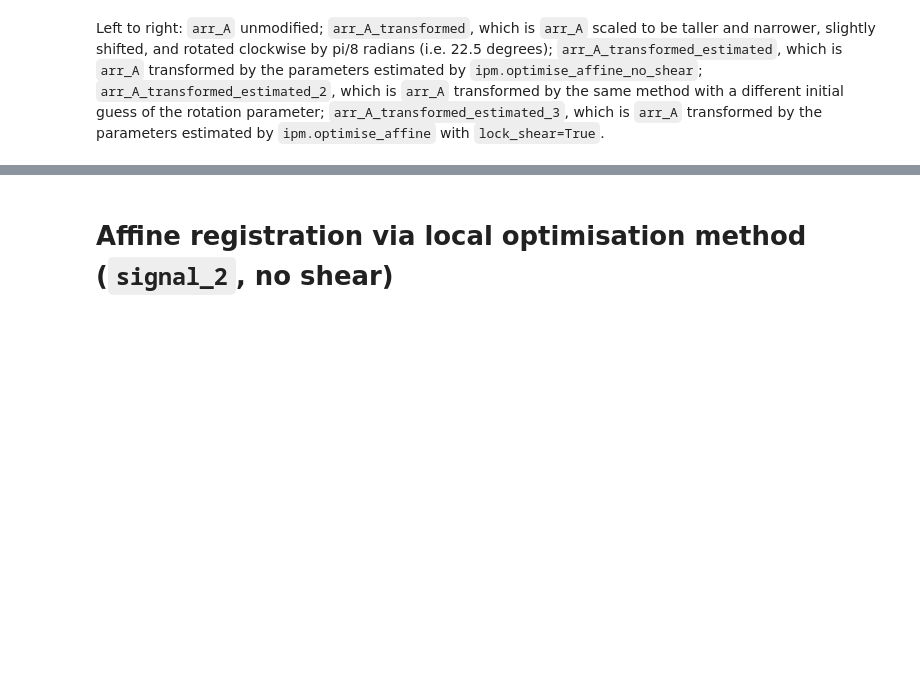
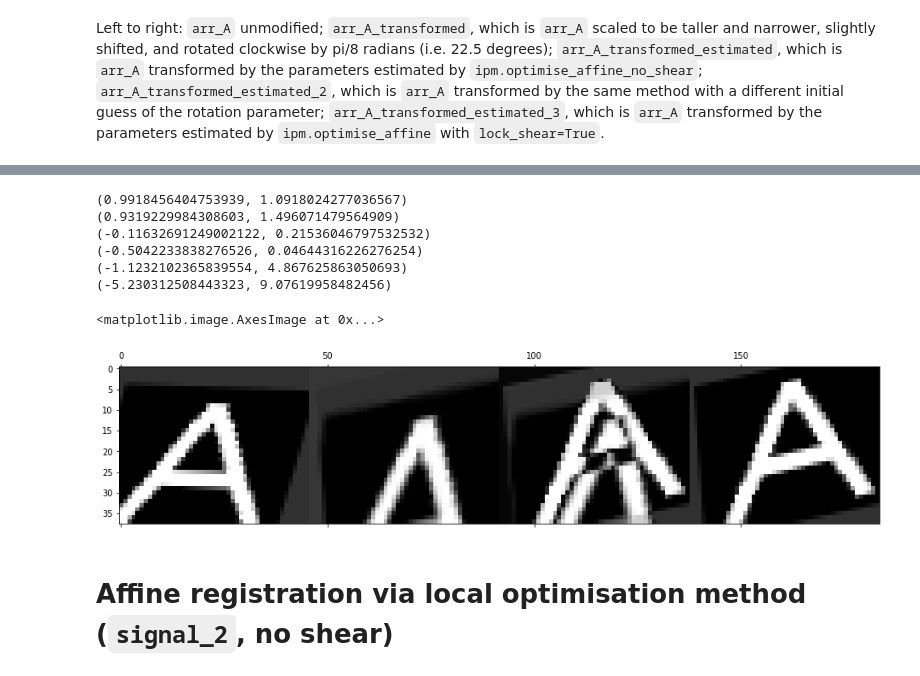
Before and after one commit to LawrenceDior/image-registration, a Jupyter notebook: AffineRegistration.ipynb, the cells around one changed output, grey strips where cells are left out. Cells and saved outputs as stored; diff of their text form; code cells hidden in the pictures; blank space fills up the shorter version.

```diff
--- a/AffineRegistration.ipynb
+++ b/AffineRegistration.ipynb
@@ -187,0 +355,11 @@ Left to right: `arr_A` unmodified; `arr_A_transformed`, which is `arr_A` scaled
+# %%
+# Show minimum and maximum estimated values for each parameter
+for params in signal_A_affine_params.T:
+    print((params.min(), params.max()))
+# %% [output]
+(0.9918456404753939, 1.0918024277036567)
+(0.9319229984308603, 1.496071479564909)
+(-0.11632691249002122, 0.21536046797532532)
+(-0.5042233838276526, 0.04644316226276254)
+(-1.1232102365839554, 4.867625863050693)
+(-5.230312508443323, 9.07619958482456)
@@ -187,0 +368,17 @@ Left to right: `arr_A` unmodified; `arr_A_transformed`, which is `arr_A` scaled
+# %%
+reference_image_index = ipm.highest_mutual_information_index(chosen_signal)
+reference_image_normalised = ipm.normalised_image(chosen_signal.data[reference_image_index])
+#reference_image_normalised = arr_A
+signal_ref_diff_original = hs.signals.Signal2D(np.empty_like(chosen_signal))
+signal_ref_diff_registered = hs.signals.Signal2D(np.empty_like(chosen_signal))
+num_images = chosen_signal.data.shape[0]
+for t in range(num_images):
+    signal_ref_diff_original.data[t] = abs(ipm.normalised_image(chosen_signal.data[t]) - reference_image_normalised)
+    signal_ref_diff_registered.data[t] = abs(ipm.normalised_image(signal_A2_transformed.data[t]) - reference_image_normalised)
+signal_error_diff = hs.signals.Signal2D(signal_ref_diff_registered.data - signal_ref_diff_original.data)
+# %%
+t = 0
+plt.matshow(np.hstack((chosen_signal.data[t], signal_A2_transformed.data[t], signal_ref_diff_registered.data[t], reference_image_normalised)))
+# %% [output]
+<matplotlib.image.AxesImage at 0x...>
+[figure, added]
```
Also changed, not shown: parts of 23 cells of this notebook, 3 other files.
